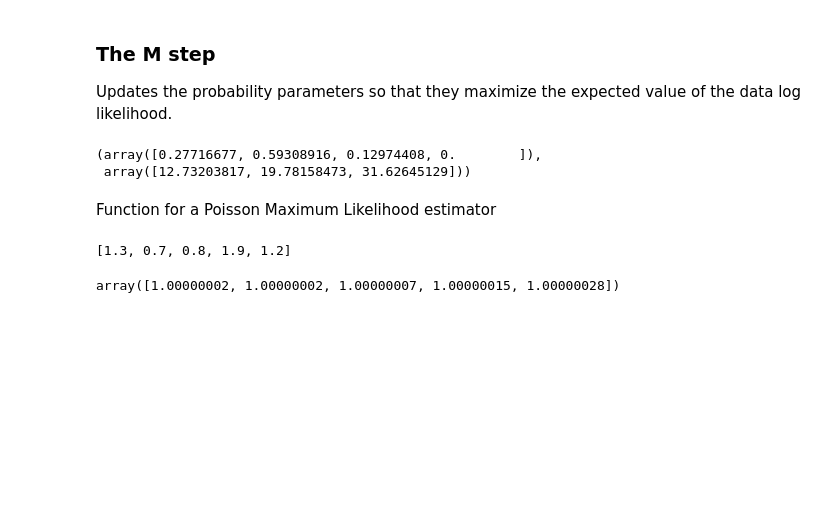
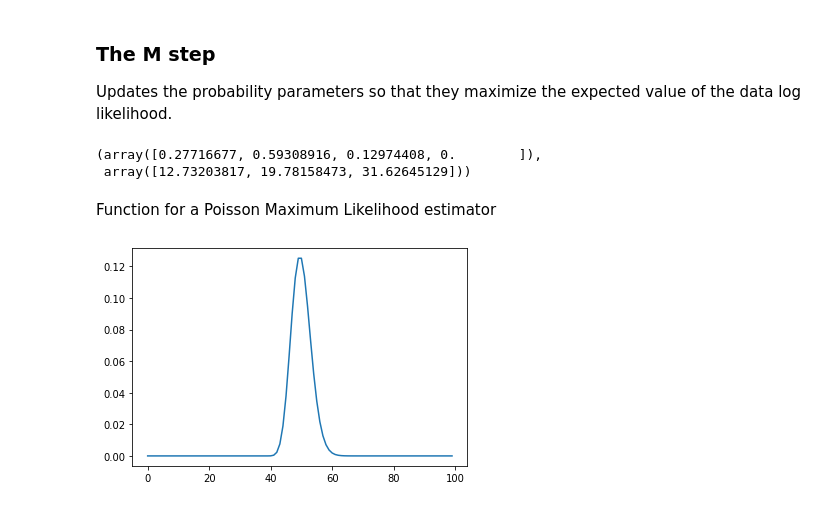
Before and after one commit to olayasturias/HMM-course, a Jupyter notebook: Poisson-HMM.ipynb, the cells around one changed output. Saved outputs shown, nothing was run; the diff lists cells and outputs as text; code cells hidden in the pictures; blank space fills up the shorter version.

```diff
--- a/Poisson-HMM.ipynb
+++ b/Poisson-HMM.ipynb
@@ -350,12 +405,19 @@ EM_algorithm(delta,lmbda, Y, 100)
  array([12.73203817, 19.78158473, 31.62645129]))
 # %% [markdown]
 Function for a Poisson Maximum Likelihood estimator
-# %%
-from scipy.optimize import minimize, rosen, rosen_der
-x0 = [1.3, 0.7, 0.8, 1.9, 1.2]
-print(x0)
-res = minimize(rosen, x0, method='Nelder-Mead', tol=1e-6)
-res.x
-# %% [output]
-[1.3, 0.7, 0.8, 1.9, 1.2]
-array([1.00000002, 1.00000002, 1.00000007, 1.00000015, 1.00000028])
+# %%
+# creating a numpy array for x-axis
+# using step size as 1
+x = np.arange(0, 100, 1)
+
+# poisson distribution data for y-axis
+y = poisson.pmf(x, mu=10, loc=40)
+
+
+# plotting the graph
+plt.plot(x, y)
+
+# showing the graph
+plt.show()
+# %% [output]
+[figure, added]
```
Also changed, not shown: parts of 8 cells of this notebook.
